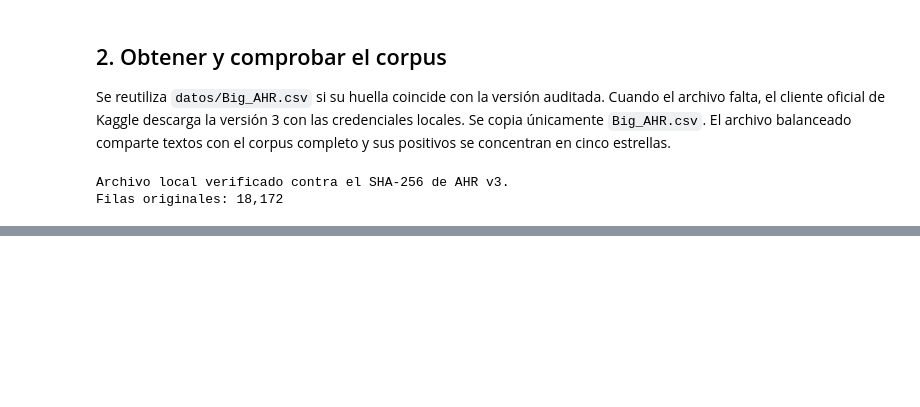
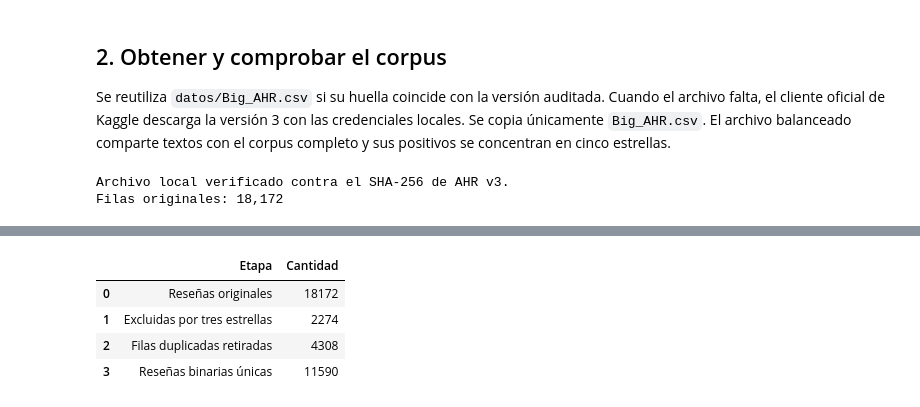
Before and after one commit to bvelastegui/hotel-reviews-ml, a Jupyter notebook: modelo_resenas.ipynb, the cells around one changed output, grey strips where cells are left out. Drawn from its saved outputs; the diff is of its cells as text; code cells hidden in the pictures; blank space fills up the shorter version.

```diff
--- a/modelo_resenas.ipynb
+++ b/modelo_resenas.ipynb
@@ -117,0 +122,89 @@ Filas originales: 18,172
+# %%
+def normalizar(texto):
+    return re.sub(r"\s+", " ", unicodedata.normalize("NFC", texto)).strip().casefold()
+
+
+def preparar(filas):
+    grupos = {}
+    descartadas = Counter()
+    for numero, fila in enumerate(filas, start=2):
+        rating = int(fila["rating"])
+        esperado = {1: "0", 2: "0", 3: "3", 4: "1", 5: "1"}[rating]
+        if fila["label"] != esperado:
+            raise ValueError(f"Etiqueta incompatible con estrellas en fila {numero}")
+        if rating == 3:
+            descartadas["tres_estrellas"] += 1
+            continue
+        texto = normalizar(fila["review_text"])
+        if not texto:
+            raise ValueError(f"Texto vacío en fila {numero}")
+        grupo = grupos.setdefault(texto, [])
+        grupo.append((numero, fila))
+
+    registros = []
+    for texto, grupo in grupos.items():
+        etiquetas = {fila["label"] for _, fila in grupo}
+        if len(etiquetas) != 1:
+            raise ValueError("Un mismo texto tiene etiquetas contradictorias")
+        primera = grupo[0][1]
+        hoteles = sorted({fila["hotel"].strip() for _, fila in grupo if fila["hotel"].strip()})
+        registros.append({
+            "id": hashlib.sha256(texto.encode()).hexdigest(),
+            "title": primera["title"].strip(),
+            "review_text": primera["review_text"].strip(),
+            "label": primera["label"],
+            "sentimiento": "positivo" if primera["label"] == "1" else "negativo",
+            "hoteles_json": json.dumps(hoteles, ensure_ascii=False),
+            "filas_originales_json": json.dumps([numero for numero, _ in grupo]),
+        })
+    registros.sort(key=lambda registro: registro["id"])
+    return registros, {
+        "fuente": DATASET,
+        "licencia_declarada": "CC BY-NC 4.0",
+        "sha256_original": sha256(SOURCE),
+        "sha256_procesado": huella_csv(registros),
+        "filas_originales": len(filas),
+        "excluidas_tres_estrellas": descartadas["tres_estrellas"],
+        "duplicados_binarios_excedentes": sum(len(grupo) - 1 for grupo in grupos.values()),
+        "textos_binarios_unicos": len(registros),
+        "clases": dict(Counter(fila["sentimiento"] for fila in registros)),
+    }
+
+
+def verificar_limpieza(filas, originales, resumen):
+    assert filas, "El conjunto está vacío"
+    assert {r["label"] for r in filas} == {"0", "1"}, "Etiquetas no binarias"
+    assert len({normalizar(r["review_text"]) for r in filas}) == len(filas), "Textos repetidos"
+    assert all(r["review_text"].strip() for r in filas), "Hay textos vacíos"
+    fuentes = set()
+    for fila in filas:
+        texto = normalizar(fila["review_text"])
+        assert fila["id"] == hashlib.sha256(texto.encode()).hexdigest(), "ID incompatible"
+        assert fila["sentimiento"] == ("positivo" if fila["label"] == "1" else "negativo")
+        indices = json.loads(fila["filas_originales_json"])
+        assert indices, "Falta trazabilidad"
+        for indice in indices:
+            assert indice not in fuentes, "Fila original contada dos veces"
+            fuentes.add(indice)
+            original = originales[indice - 2]
+            assert normalizar(original["review_text"]) == texto
+            assert original["label"] == fila["label"]
+            assert int(original["rating"]) != 3
+    esperadas = {i for i, r in enumerate(originales, 2) if int(r["rating"]) != 3}
+    assert fuentes == esperadas, "Faltan o sobran filas originales binarias"
+    assert resumen["textos_binarios_unicos"] == len(filas)
+    assert resumen["clases"] == dict(Counter(r["sentimiento"] for r in filas))
+
+resenas, preparacion = preparar(originales)
+verificar_limpieza(resenas, originales, preparacion)
+escribir_json(DATOS / "preparacion.json", preparacion)
+display(pd.DataFrame({"Etapa": ["Reseñas originales", "Excluidas por tres estrellas",
+    "Filas duplicadas retiradas", "Reseñas binarias únicas"], "Cantidad": [
+    preparacion["filas_originales"], preparacion["excluidas_tres_estrellas"],
+    preparacion["duplicados_binarios_excedentes"], preparacion["textos_binarios_unicos"]]}))
+# %% [output]
+|  | Etapa | Cantidad |
+| 0 | Reseñas originales | 18172 |
+| 1 | Excluidas por tres estrellas | 2274 |
+| 2 | Filas duplicadas retiradas | 4308 |
+| 3 | Reseñas binarias únicas | 11590 |
```
Also changed, not shown: parts of 2 cells of this notebook.
